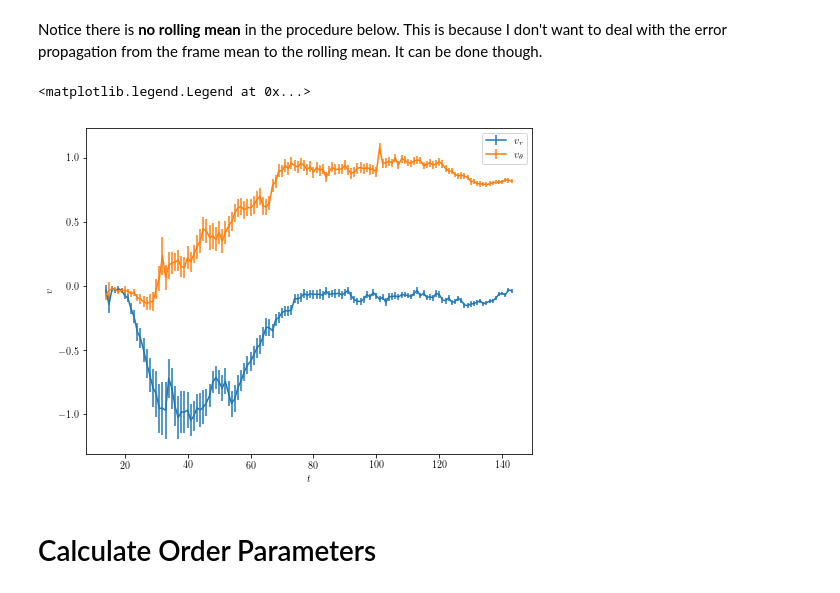
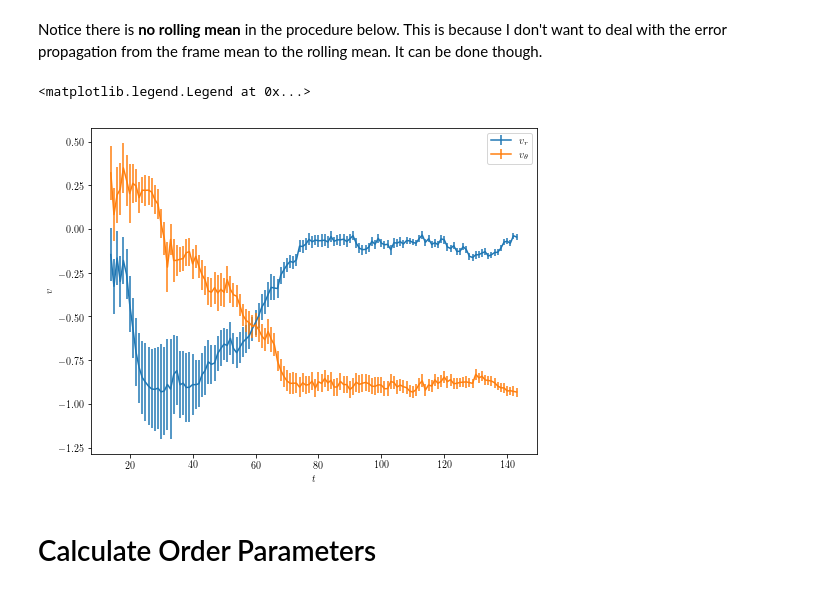
Before and after one commit to aortiza/Notes, a Jupyter notebook: Rotating Mill - 10Hz Video/RotatingMill10Hz_OrderParameter.ipynb, the cells around one changed output. Saved outputs shown, nothing was run; the diff lists cells and outputs as text; code cells hidden in the pictures.

Commit message:
Update of Order Parameter notebook
I changed the definition of the velocities to match the one in the article

```diff
--- a/Rotating Mill - 10Hz Video/RotatingMill10Hz_OrderParameter.ipynb
+++ b/Rotating Mill - 10Hz Video/RotatingMill10Hz_OrderParameter.ipynb
@@ -87,3 +87,6 @@ $$V_{norm} = \left<\left|\vec{v}\right|\right>$$
 # %%
 NormVel = Trayectories[Trayectories.t>80].filter(['vr','vth'])
 NormVel = np.mean(np.sqrt(NormVel.vr**2+NormVel.vth**2))
+
+Trayectories['vmag'] = np.sqrt(Trayectories.vx**2+Trayectories.vy**2)
+Trayectories.head()
@@ -90,25 +101,32 @@ NormVel = np.mean(np.sqrt(NormVel.vr**2+NormVel.vth**2))
 # %% [markdown]
 Notice there is **no rolling mean** in the procedure below. This is because I don't want to deal with the error propagation from the frame mean to the rolling mean. It can be done though.
 # %%
-Velocities = Trayectories.filter(['frame','vr','vth'])
-Velocities.vr = Velocities.vr/NormVel
-Velocities.vth = Velocities.vth/NormVel
+Velocities = Trayectories.filter(['frame','vr','vth','vmag'])
+Velocities.vr = Velocities.vr
+Velocities.vth = Velocities.vth
 
 MeanV = Velocities.groupby('frame').mean()
+
+MeanV['vthr'] = MeanV.vth/MeanV.vmag
+MeanV['vrr'] = MeanV.vr/MeanV.vmag
+
 ErrorV = Velocities.groupby('frame').std() / \
             np.sqrt(Velocities.groupby('frame').count())
 
+ErrorV['vrr'] = MeanV.vrr*np.sqrt((ErrorV.vr/MeanV.vr)**2+(ErrorV.vmag/MeanV.vmag)**2)
+ErrorV['vthr'] = MeanV.vthr*np.sqrt((ErrorV.vth/MeanV.vth)**2+(ErrorV.vmag/MeanV.vmag)**2)
+
 fig, ax1 = plt.subplots(1,1,figsize=[8,6])
 
-ax1.errorbar(MeanV.index,MeanV.vr,ErrorV.vr);
-ax1.errorbar(MeanV.index,MeanV.vth,ErrorV.vth);
+ax1.errorbar(MeanV.index,MeanV.vrr,ErrorV.vrr);
+ax1.errorbar(MeanV.index,-MeanV.vthr,ErrorV.vthr);
 
 plt.xlabel('$t$')
 plt.ylabel('$v$')
 plt.legend(['$v_r$','$v_{\\theta}$'])
 # %% [output]
 <matplotlib.legend.Legend at 0x...>
-[figure, old version]
+[figure, new version]
 # %%
 Output = MeanV.filter(['t','vr','vth'])
 Output['M_err'] = ErrorV.vr
```
Also changed, not shown: parts of 1 cell of this notebook.
